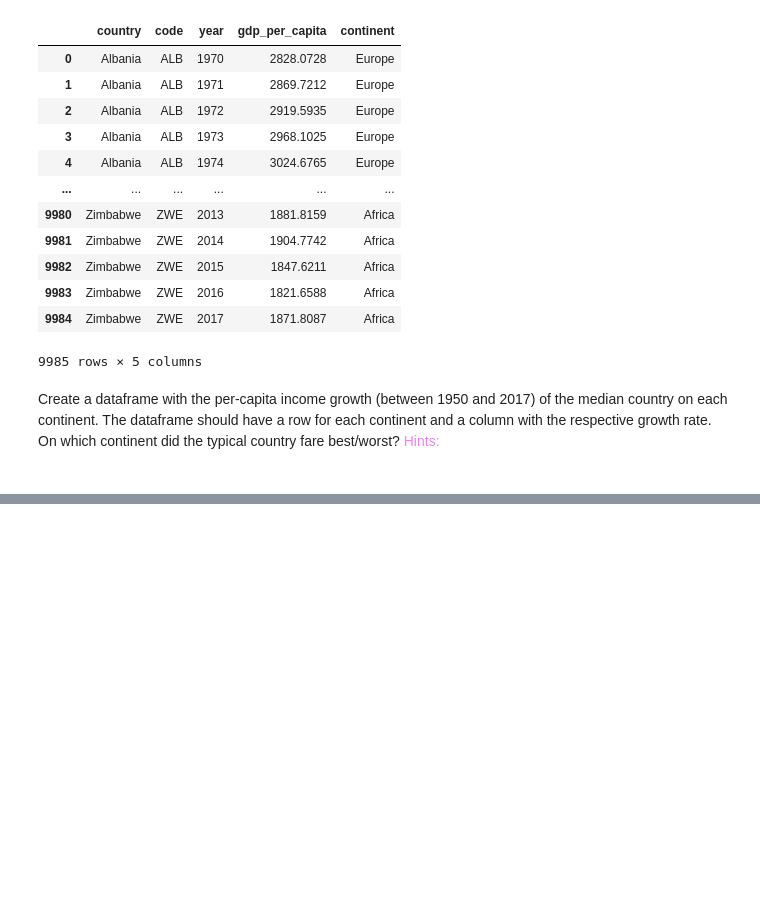
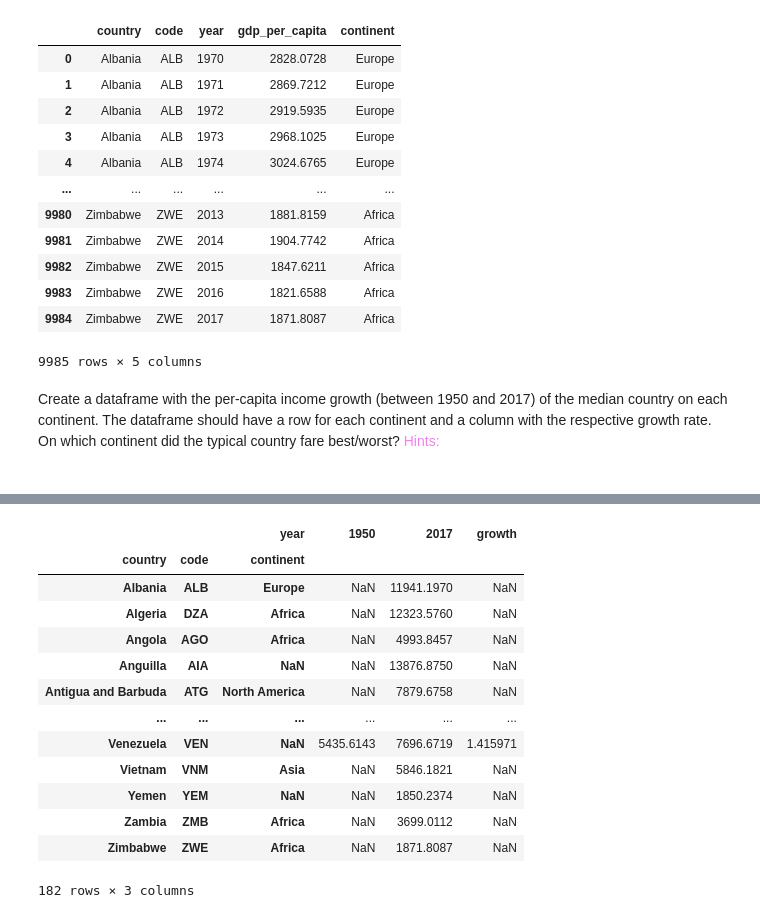
Before and after one commit to rKeller123/Programming-for-Data-Scientists-II, a Jupyter notebook: 2_Exercises/2_3-Exercises.ipynb, the cells around one changed output, grey strips where cells are left out. Saved outputs shown, nothing was run; the diff lists cells and outputs as text; code cells hidden in the pictures; blank space fills up the shorter version.

```diff
--- a/2_Exercises/2_3-Exercises.ipynb
+++ b/2_Exercises/2_3-Exercises.ipynb
@@ -406,0 +419,3 @@ ValueError: The truth value of a Series is ambiguous. Use a.empty, a.bool(), a.i
+# %%
+income_growth_wide = income_growth.pivot(index=["country", "code", "continent"], columns="year", values="gdp_per_capita")
+income_growth_wide
@@ -406,0 +437,18 @@ ValueError: The truth value of a Series is ambiguous. Use a.empty, a.bool(), a.i
+# %%
+income_growth_wide["growth"] = income_growth_wide[2017] / income_growth_wide[1950]
+income_growth_wide
+# %% [output]
+|  |  | year | 1950 | 2017 | growth |
+| country | code | continent |  |  |  |
+| Albania | ALB | Europe | NaN | 11941.1970 | NaN |
+| Algeria | DZA | Africa | NaN | 12323.5760 | NaN |
+| Angola | AGO | Africa | NaN | 4993.8457 | NaN |
+| Anguilla | AIA | NaN | NaN | 13876.8750 | NaN |
+| Antigua and Barbuda | ATG | North America | NaN | 7879.6758 | NaN |
+| ... | ... | ... | ... | ... | ... |
+| Venezuela | VEN | NaN | 5435.6143 | 7696.6719 | 1.415971 |
+| Vietnam | VNM | Asia | NaN | 5846.1821 | NaN |
+| Yemen | YEM | NaN | NaN | 1850.2374 | NaN |
+| Zambia | ZMB | Africa | NaN | 3699.0112 | NaN |
+| Zimbabwe | ZWE | Africa | NaN | 1871.8087 | NaN |
+182 rows × 3 columns
```
Also changed, not shown: parts of 3 cells of this notebook, 8 other files.
